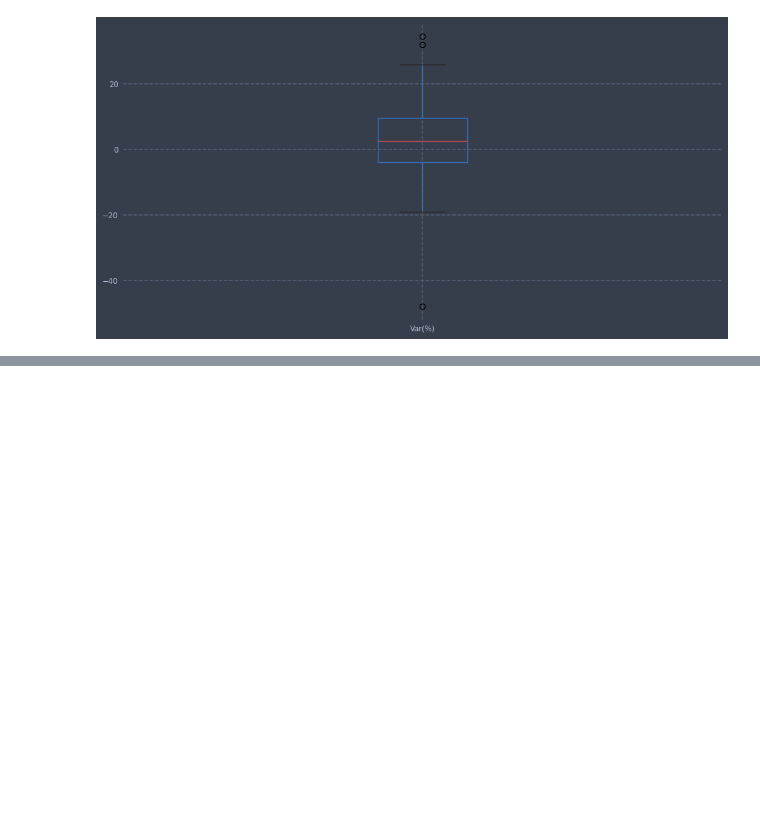
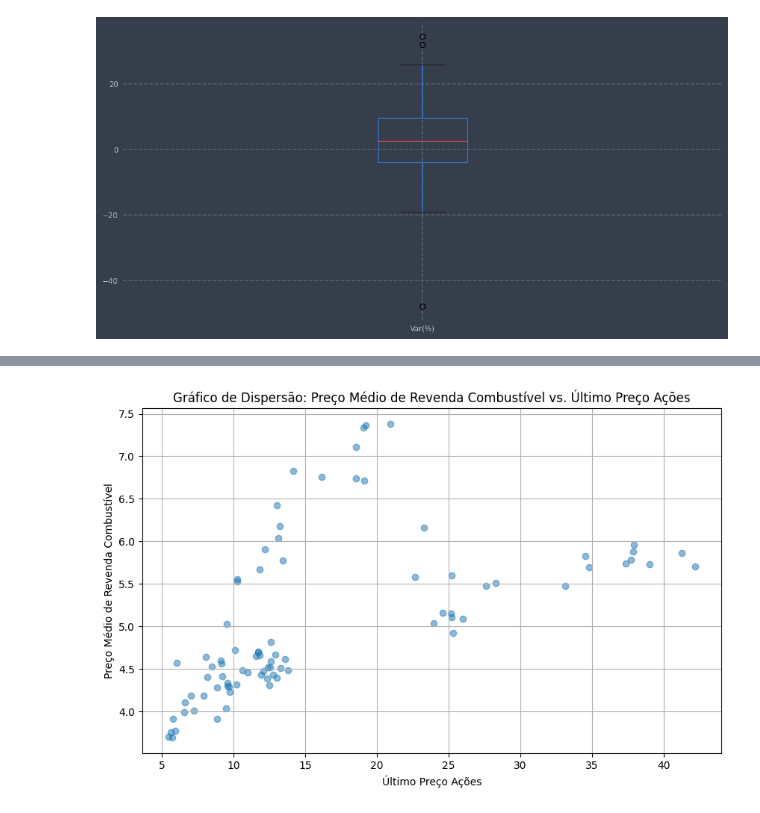
Before and after one commit to DjallenDias/IDSProject, a Jupyter notebook: notebook.ipynb, the cells around one changed output, grey strips where cells are left out. Saved outputs shown, nothing was run; the diff lists cells and outputs as text; code cells hidden in the pictures; blank space fills up the shorter version.

Commit message:
Adicionado Gráfico de dispersão
Adicionado Gráfico de dispersão para analisar correlação e tendências entre duas variáveis (preço combustível e ações Petrobrás).

```diff
--- a/notebook.ipynb
+++ b/notebook.ipynb
@@ -103,0 +225,2 @@ ax = petr3_df.boxplot(column = "Var(%)", figsize = (12,6))
+# %%
+dfcombinadosfinal = pd.read_csv("arquivos/Preco_Combustivel/dfcombinadosfinal.csv")
@@ -103,0 +243,2 @@ ax = petr3_df.boxplot(column = "Var(%)", figsize = (12,6))
+# %%
+dfcombinadosfinal = dfcombinadosfinal.drop("Unnamed: 0", axis=1)
@@ -103,0 +261,15 @@ ax = petr3_df.boxplot(column = "Var(%)", figsize = (12,6))
+# %%
+preco_medio_revenda = dfcombinadosfinal['PREÇO MÉDIO REVENDA']
+ultimo = dfcombinadosfinal['Último']
+
+plt.figure(figsize=(10, 6))
+plt.scatter(ultimo, preco_medio_revenda, alpha=0.5)
+
+plt.title('Gráfico de Dispersão: Preço Médio de Revenda Combustível vs. Último Preço Ações')
+plt.xlabel('Último Preço Ações')
+plt.ylabel('Preço Médio de Revenda Combustível')
+
+plt.grid(True)
+plt.show()
+# %% [output]
+[figure, added]
```
Also changed, not shown: parts of 29 cells of this notebook, 2 other files.
